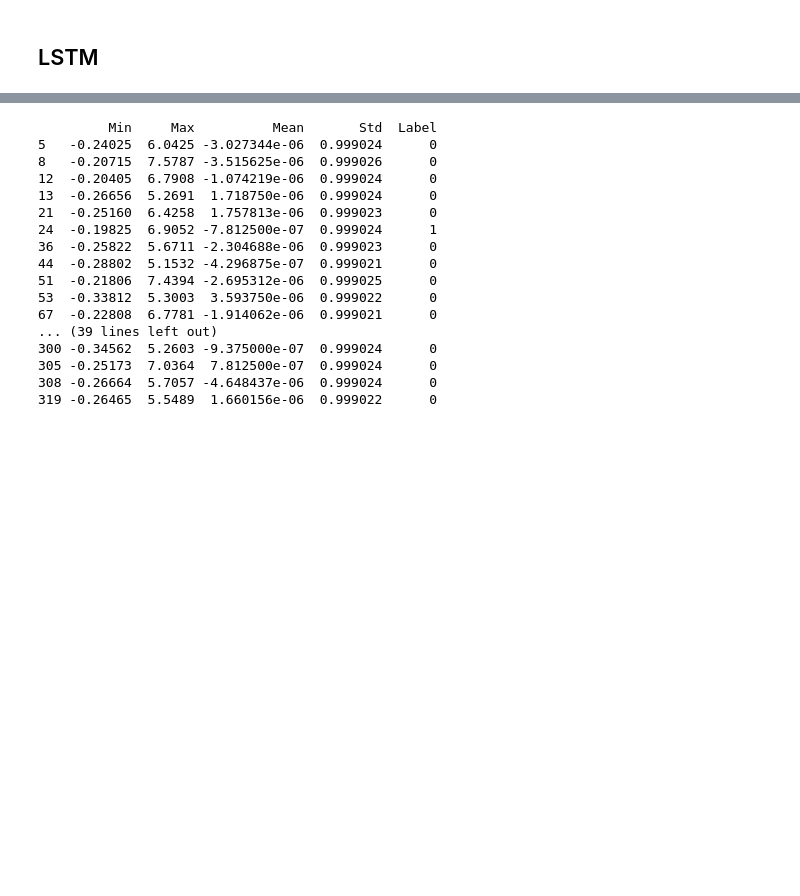
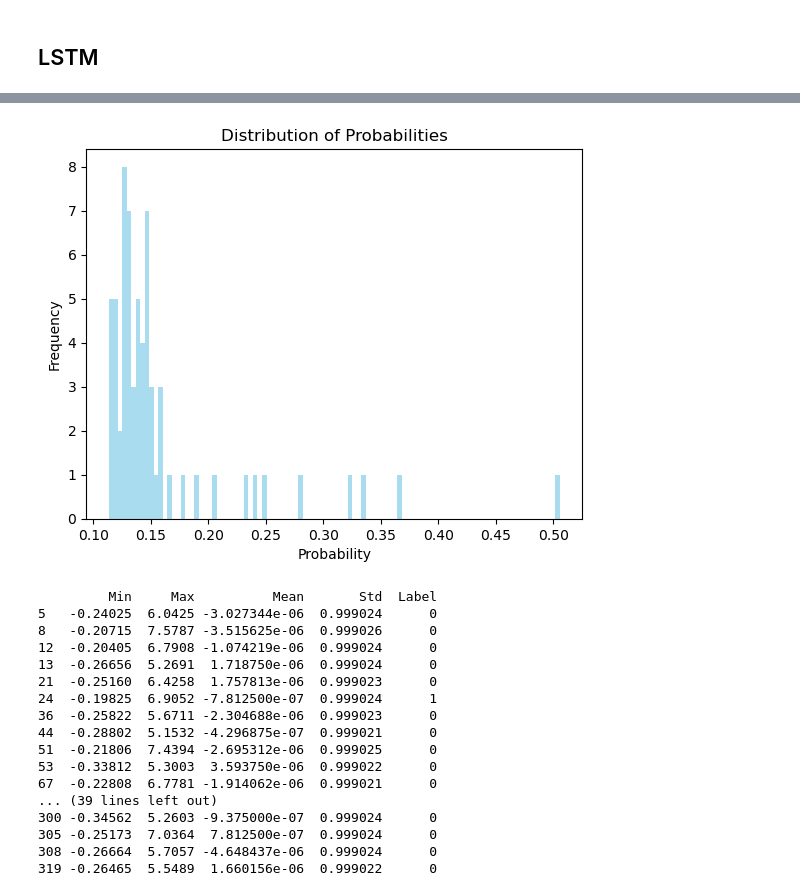
Before and after one commit to mikigit97/Earthquake, a Jupyter notebook: Earthquake notebook.ipynb, the cells around one changed output, grey strips where cells are left out. Drawn from its saved outputs; the diff is of its cells as text; code cells hidden in the pictures; blank space fills up the shorter version.

```diff
--- a/Earthquake notebook.ipynb
+++ b/Earthquake notebook.ipynb
@@ -33,0 +4,3 @@ with open(file_path, 'r', encoding="utf-8-sig") as file:
+# %%
+from sklearn.utils import resample
+df_train = pd.read_csv('C:/Users/User/PycharmProjects/Earthquake/Student Hiring Project 2017 - Training Data.txt', header=None)
@@ -69,10 +161,3 @@ lstm_model.add(Dense(1, activation='sigmoid'))  # Output layer for binary classi
 
 # Compile the model
 lstm_model.compile(optimizer='adam', loss='binary_crossentropy', metrics=['accuracy'])
-# %%
-# Train the model
-history = lstm_model.fit(X_train, y_train, epochs=10, batch_size=32, validation_split=0.2, verbose=1)
-
-# Evaluate the model
-test_loss, test_accuracy = lstm_model.evaluate(X_test, y_test, verbose=0)
-print(f'Test accuracy: {test_accuracy}, Test loss: {test_loss}')
@@ -96,0 +164,20 @@ Test accuracy: 0.8153846263885498, Test loss: 0.44395098090171814
+# %%
+from sklearn.metrics import classification_report
+
+# Train the model
+history = lstm_model.fit(X_train, y_train, epochs=20, batch_size=32, validation_split=0.2, verbose=1)
+
+# Predict classes on the test set
+y_pred = lstm_model.predict(X_test)
+# If your model outputs probabilities, you may need to threshold them to get binary class predictions
+# This assumes a binary classification with a threshold of 0.5
+y_pred_labels = (y_pred > 0.3).astype(int)
+
+# Evaluate the model
+test_loss, test_accuracy = lstm_model.evaluate(X_test, y_test, verbose=0)
+
+# Generate the classification report
+report = classification_report(y_test, y_pred_labels, target_names=['Class 0', 'Class 1'])
+print(report)
+
+print(f'Test accuracy: {test_accuracy}, Test loss: {test_loss}')
@@ -96,0 +202,11 @@ Test accuracy: 0.8153846263885498, Test loss: 0.44395098090171814
+# %%
+import matplotlib.pyplot as plt
+
+# Assuming y_pred is your array of probabilities
+plt.hist(y_pred, bins=100, color='skyblue', alpha=0.7)
+plt.title('Distribution of Probabilities')
+plt.xlabel('Probability')
+plt.ylabel('Frequency')
+plt.show()
+# %% [output]
+[figure, added]
```
Also changed, not shown: parts of 24 cells of this notebook.
